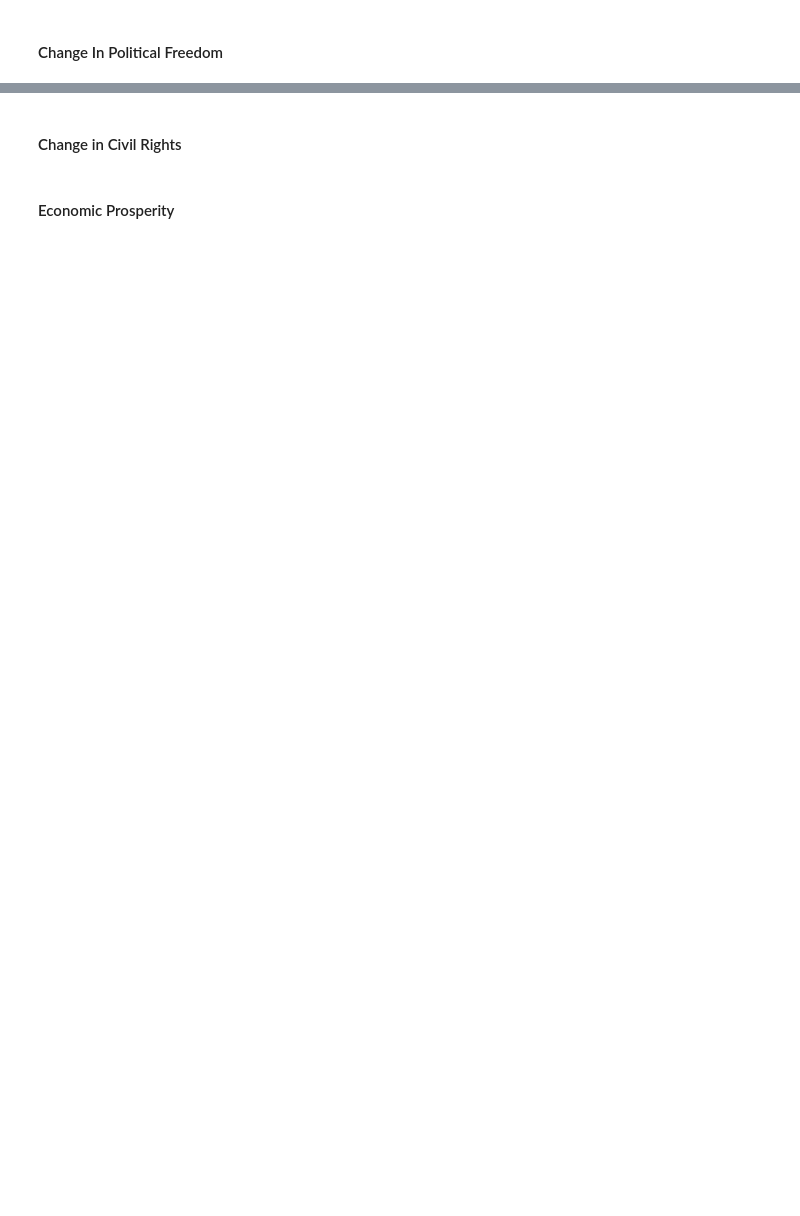
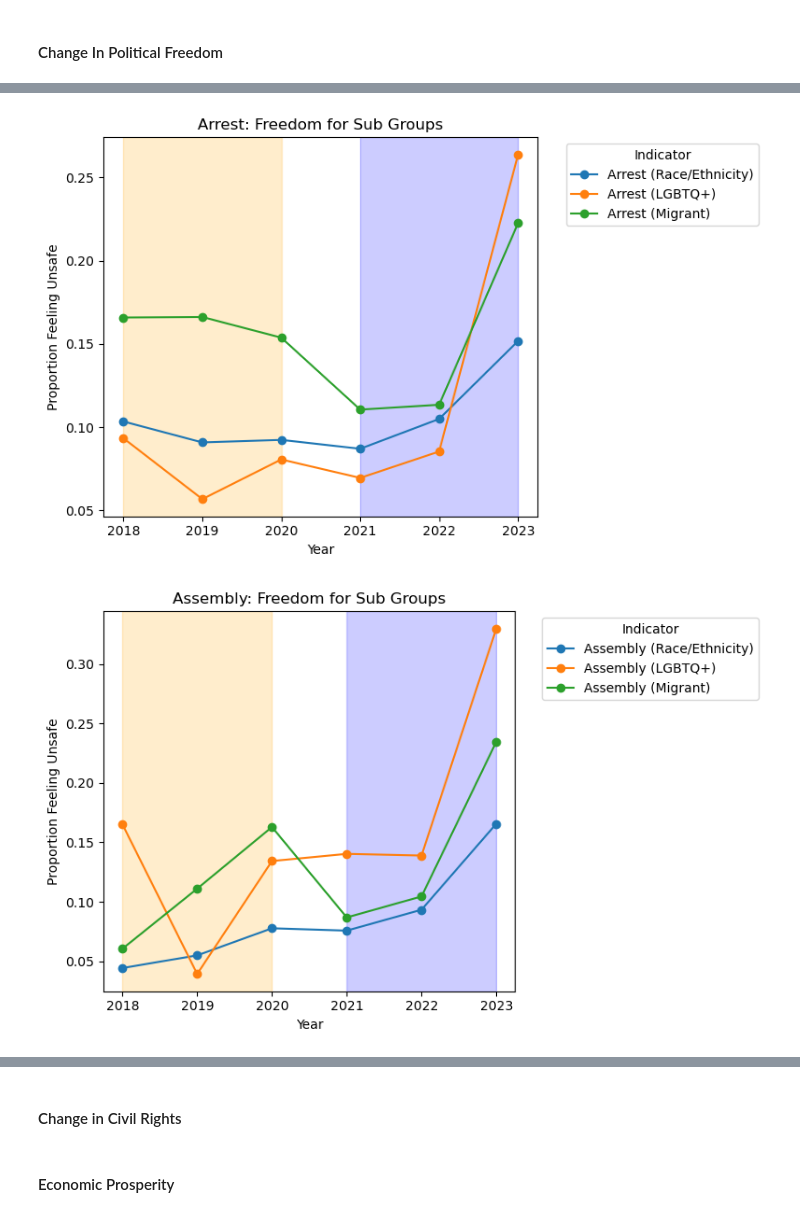
Before and after one commit to daltonlowery26/QTM151-Final, a Jupyter notebook: findings.ipynb, the cells around one changed output, grey strips where cells are left out. Saved outputs shown, nothing was run; the diff lists cells and outputs as text; code cells hidden in the pictures; blank space fills up the shorter version.

```diff
--- a/findings.ipynb
+++ b/findings.ipynb
@@ -28,0 +137,18 @@ import os
+# %%
+means_seperated = people_at_risk.groupby('year').mean(numeric_only=True)
+prop_cols = [col for col in means_seperated.columns if (
+	col.endswith('prop4') or col.endswith('prop11') or col.endswith('prop24')
+)]
+means_seperated = means_seperated[prop_cols]
+# %%
+means_seperated = means_seperated.rename(columns={
+    'arrest_atrisk_prop4': 'Arrest (Race/Ethnicity)',
+    'arrest_atrisk_prop11': 'Arrest (LGBTQ+)',
+    'arrest_atrisk_prop24': 'Arrest (Migrant)',
+    'assem_atrisk_prop4': 'Assembly (Race/Ethnicity)',
+    'assem_atrisk_prop11': 'Assembly (LGBTQ+)',
+    'assem_atrisk_prop24': 'Assembly (Migrant)',
+    'polpart_atrisk_prop4': 'Political Participation (Race/Ethnicity)',
+    'polpart_atrisk_prop11': 'Political Participation (LGBTQ+)',
+    'polpart_atrisk_prop24': 'Political Participation (Migrant)'
+})
@@ -28,0 +159,36 @@ import os
+# %%
+# Arrest
+means_seperated[['Arrest (Race/Ethnicity)', 'Arrest (LGBTQ+)', 'Arrest (Migrant)']].plot(marker='o', figsize=(8, 5))
+plt.title('Arrest: Freedom for Sub Groups')
+plt.ylabel('Proportion Feeling Unsafe')
+plt.xlabel('Year')
+plt.legend(title='Indicator', bbox_to_anchor=(1.05, 1), loc='upper left')
+plt.axvspan(2018, 2020, color='orange', alpha=0.2, label='Trump Start')
+plt.axvspan(2021, 2023, color='blue', alpha=0.2, label='Biden Start')
+plt.tight_layout()
+plt.show()
+
+# Assembly
+means_seperated[['Assembly (Race/Ethnicity)', 'Assembly (LGBTQ+)', 'Assembly (Migrant)']].plot(marker='o', figsize=(8, 5))
+plt.title('Assembly: Freedom for Sub Groups')
+plt.ylabel('Proportion Feeling Unsafe')
+plt.xlabel('Year')
+plt.legend(title='Indicator', bbox_to_anchor=(1.05, 1), loc='upper left')
+plt.axvspan(2018, 2020, color='orange', alpha=0.2, label='Trump Start')
+plt.axvspan(2021, 2023, color='blue', alpha=0.2, label='Biden Start')
+plt.tight_layout()
+plt.show()
+
+# Political Participation
+means_seperated[['Political Participation (Race/Ethnicity)', 'Political Participation (LGBTQ+)', 'Political Participation (Migrant)']].plot(marker='o', figsize=(8, 5))
+plt.title('Political Participation: Freedom for Sub Groups')
+plt.ylabel('Proportion Feeling Unsafe')
+plt.xlabel('Year')
+plt.legend(title='Indicator', bbox_to_anchor=(1.05, 1), loc='upper left')
+plt.axvspan(2018, 2020, color='orange', alpha=0.2, label='Trump Start')
+plt.axvspan(2021, 2023, color='blue', alpha=0.2, label='Biden Start')
+plt.tight_layout()
+plt.show()
+# %% [output]
+[figure, added]
+[figure, added]
```
Also changed, not shown: parts of 30 cells of this notebook.
